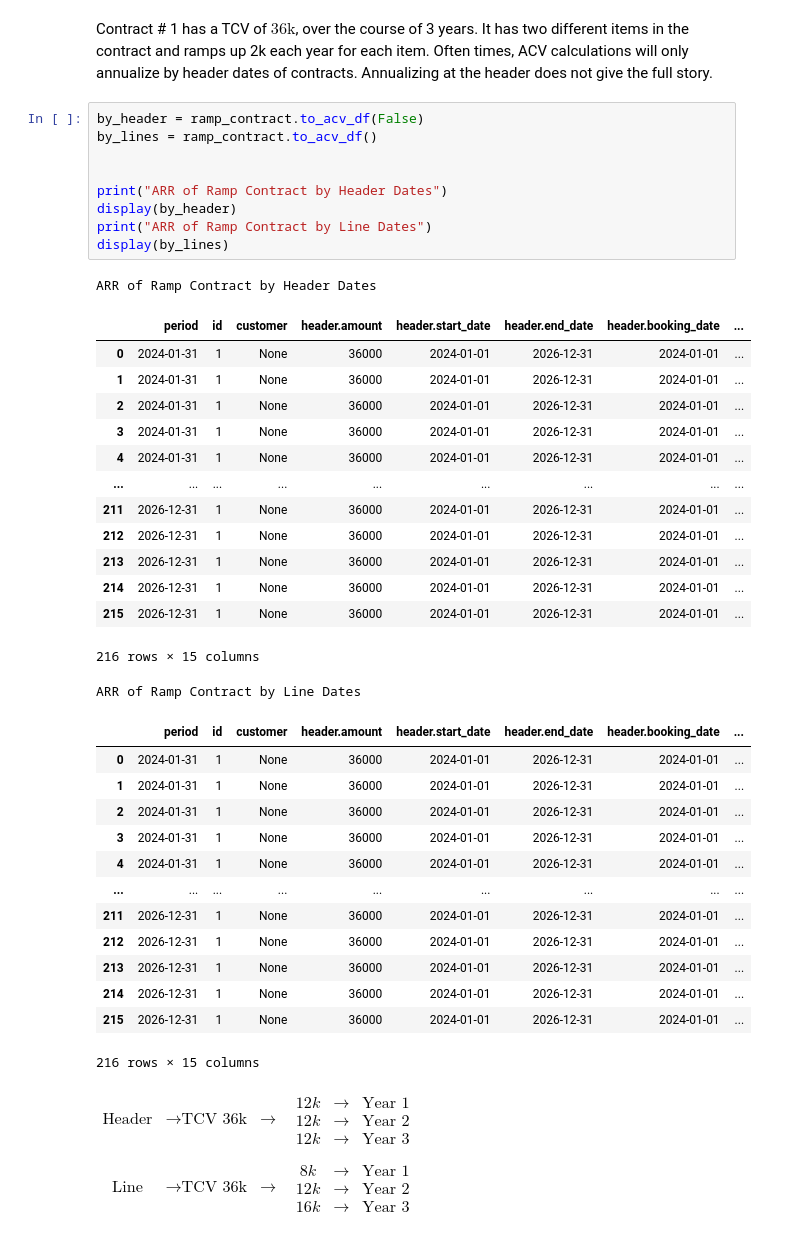
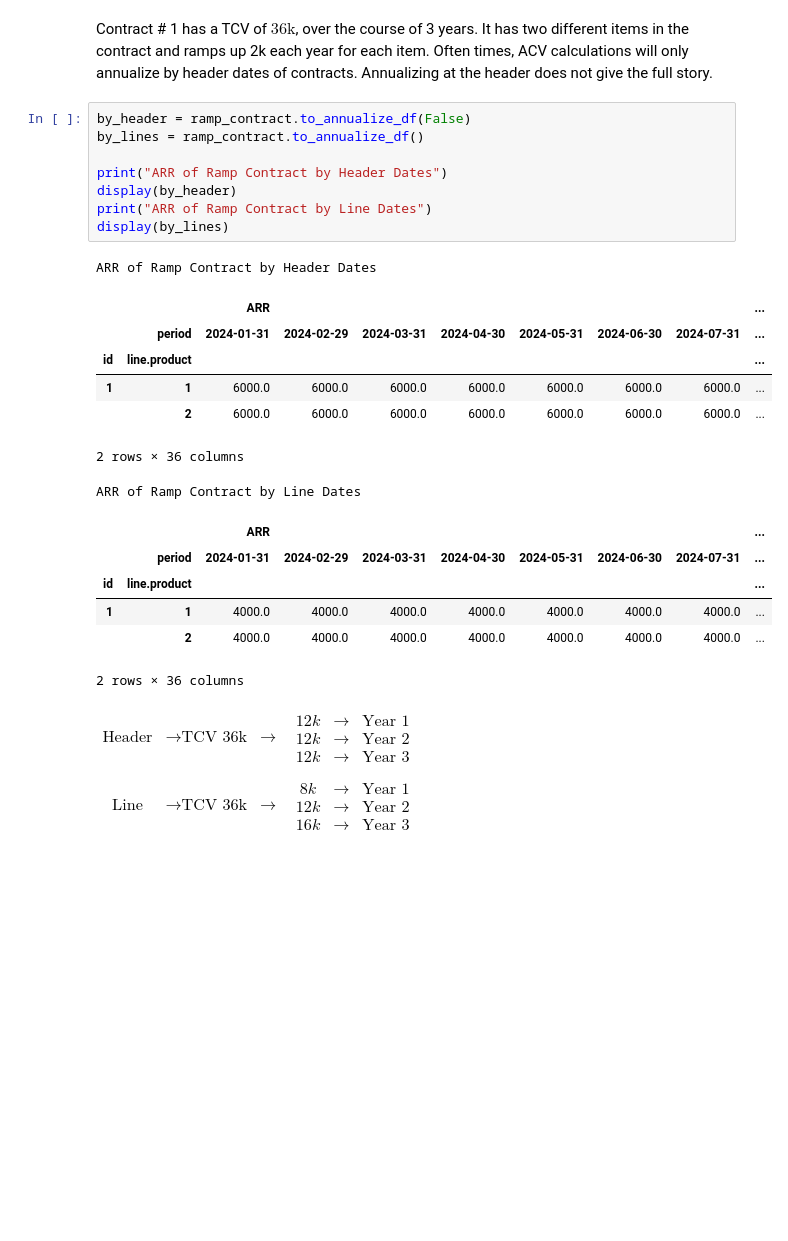
Before and after one commit to Curts0/arr_data_professional, a Jupyter notebook: 3-what-is-arr-part-2.ipynb, the cells around one changed output. Cells and saved outputs as stored; diff of their text form; blank space fills up the shorter version.

```diff
--- a/3-what-is-arr-part-2.ipynb
+++ b/3-what-is-arr-part-2.ipynb
@@ -269,43 +269,28 @@ product start date      end date        amount  renewable
 # %% [markdown]
 Contract # 1 has a TCV of $\text{36k}$, over the course of 3 years. It has two different items in the contract and ramps up 2k each year for each item. Often times, ACV calculations will only annualize by header dates of contracts. Annualizing at the header does not give the full story.
 # %%
-by_header = ramp_contract.to_acv_df(False)
-by_lines = ramp_contract.to_acv_df()
-
+by_header = ramp_contract.to_annualize_df(False)
+by_lines = ramp_contract.to_annualize_df()
 
 print("ARR of Ramp Contract by Header Dates")
 display(by_header)
 print("ARR of Ramp Contract by Line Dates")
 display(by_lines)
 # %% [output]
 ARR of Ramp Contract by Header Dates
-|  | period | id | customer | header.amount | header.start_date | header.end_date | header.booking_date | ... |
-| 0 | 2024-01-31 | 1 | None | 36000 | 2024-01-01 | 2026-12-31 | 2024-01-01 | ... |
-| 1 | 2024-01-31 | 1 | None | 36000 | 2024-01-01 | 2026-12-31 | 2024-01-01 | ... |
-| 2 | 2024-01-31 | 1 | None | 36000 | 2024-01-01 | 2026-12-31 | 2024-01-01 | ... |
-| 3 | 2024-01-31 | 1 | None | 36000 | 2024-01-01 | 2026-12-31 | 2024-01-01 | ... |
-| 4 | 2024-01-31 | 1 | None | 36000 | 2024-01-01 | 2026-12-31 | 2024-01-01 | ... |
-| ... | ... | ... | ... | ... | ... | ... | ... | ... |
-| 211 | 2026-12-31 | 1 | None | 36000 | 2024-01-01 | 2026-12-31 | 2024-01-01 | ... |
-| 212 | 2026-12-31 | 1 | None | 36000 | 2024-01-01 | 2026-12-31 | 2024-01-01 | ... |
-| 213 | 2026-12-31 | 1 | None | 36000 | 2024-01-01 | 2026-12-31 | 2024-01-01 | ... |
-| 214 | 2026-12-31 | 1 | None | 36000 | 2024-01-01 | 2026-12-31 | 2024-01-01 | ... |
-| 215 | 2026-12-31 | 1 | None | 36000 | 2024-01-01 | 2026-12-31 | 2024-01-01 | ... |
+|  |  | ARR |  |  |  |  |  |  | ... |
+|  | period | 2024-01-31 | 2024-02-29 | 2024-03-31 | 2024-04-30 | 2024-05-31 | 2024-06-30 | 2024-07-31 | ... |
+| id | line.product |  |  |  |  |  |  |  | ... |
+| 1 | 1 | 6000.0 | 6000.0 | 6000.0 | 6000.0 | 6000.0 | 6000.0 | 6000.0 | ... |
+|  | 2 | 6000.0 | 6000.0 | 6000.0 | 6000.0 | 6000.0 | 6000.0 | 6000.0 | ... |
-216 rows × 15 columns
+2 rows × 36 columns
 ARR of Ramp Contract by Line Dates
-|  | period | id | customer | header.amount | header.start_date | header.end_date | header.booking_date | ... |
-| 0 | 2024-01-31 | 1 | None | 36000 | 2024-01-01 | 2026-12-31 | 2024-01-01 | ... |
-| 1 | 2024-01-31 | 1 | None | 36000 | 2024-01-01 | 2026-12-31 | 2024-01-01 | ... |
-| 2 | 2024-01-31 | 1 | None | 36000 | 2024-01-01 | 2026-12-31 | 2024-01-01 | ... |
-| 3 | 2024-01-31 | 1 | None | 36000 | 2024-01-01 | 2026-12-31 | 2024-01-01 | ... |
-| 4 | 2024-01-31 | 1 | None | 36000 | 2024-01-01 | 2026-12-31 | 2024-01-01 | ... |
-| ... | ... | ... | ... | ... | ... | ... | ... | ... |
-| 211 | 2026-12-31 | 1 | None | 36000 | 2024-01-01 | 2026-12-31 | 2024-01-01 | ... |
-| 212 | 2026-12-31 | 1 | None | 36000 | 2024-01-01 | 2026-12-31 | 2024-01-01 | ... |
-| 213 | 2026-12-31 | 1 | None | 36000 | 2024-01-01 | 2026-12-31 | 2024-01-01 | ... |
-| 214 | 2026-12-31 | 1 | None | 36000 | 2024-01-01 | 2026-12-31 | 2024-01-01 | ... |
-| 215 | 2026-12-31 | 1 | None | 36000 | 2024-01-01 | 2026-12-31 | 2024-01-01 | ... |
+|  |  | ARR |  |  |  |  |  |  | ... |
+|  | period | 2024-01-31 | 2024-02-29 | 2024-03-31 | 2024-04-30 | 2024-05-31 | 2024-06-30 | 2024-07-31 | ... |
+| id | line.product |  |  |  |  |  |  |  | ... |
+| 1 | 1 | 4000.0 | 4000.0 | 4000.0 | 4000.0 | 4000.0 | 4000.0 | 4000.0 | ... |
+|  | 2 | 4000.0 | 4000.0 | 4000.0 | 4000.0 | 4000.0 | 4000.0 | 4000.0 | ... |
-216 rows × 15 columns
+2 rows × 36 columns
 # %% [markdown]
 $\begin{matrix}
  \text{Header} & \to \text{TCV 36k} & \to & \begin{matrix}12k & \to & \text{Year 1}\\ 12k & \to & \text{Year 2}\\ 12k & \to & \text{Year 3}\end{matrix}
```
Also changed, not shown: parts of 3 cells of this notebook, 5 other files.
